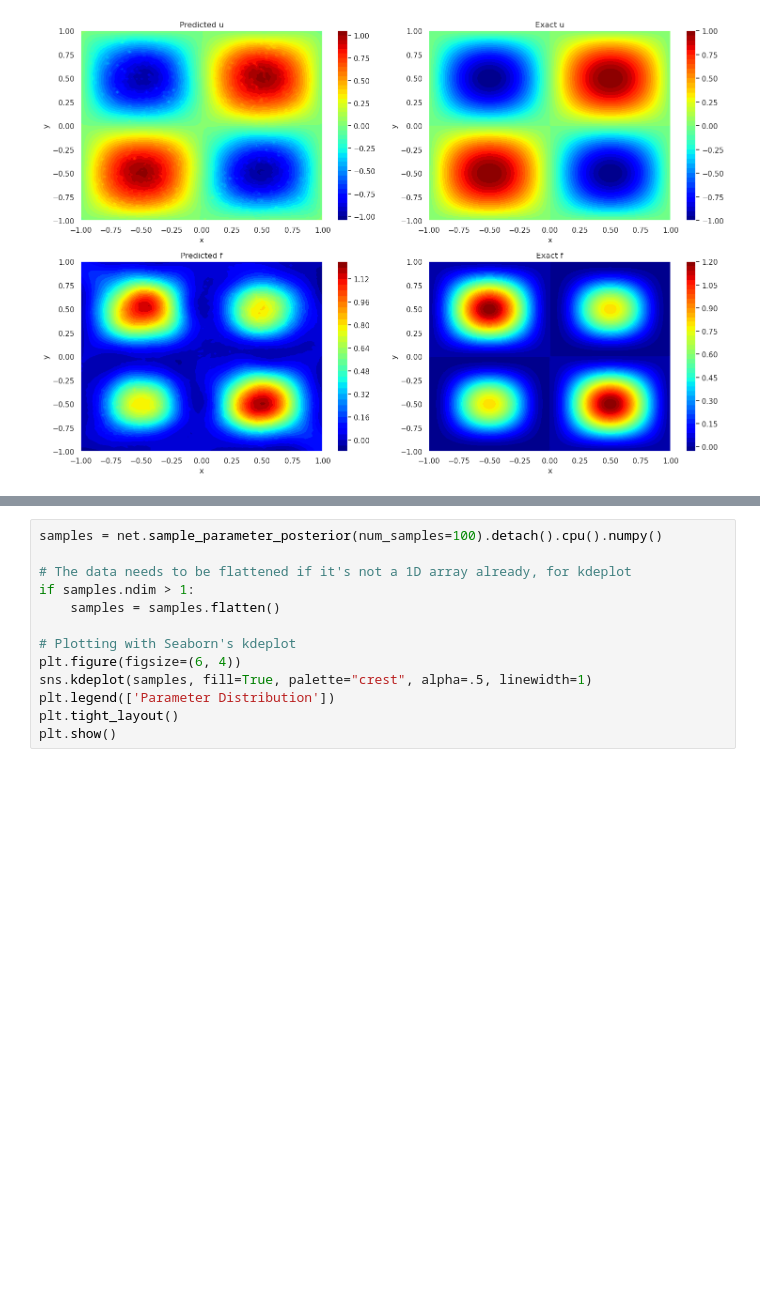
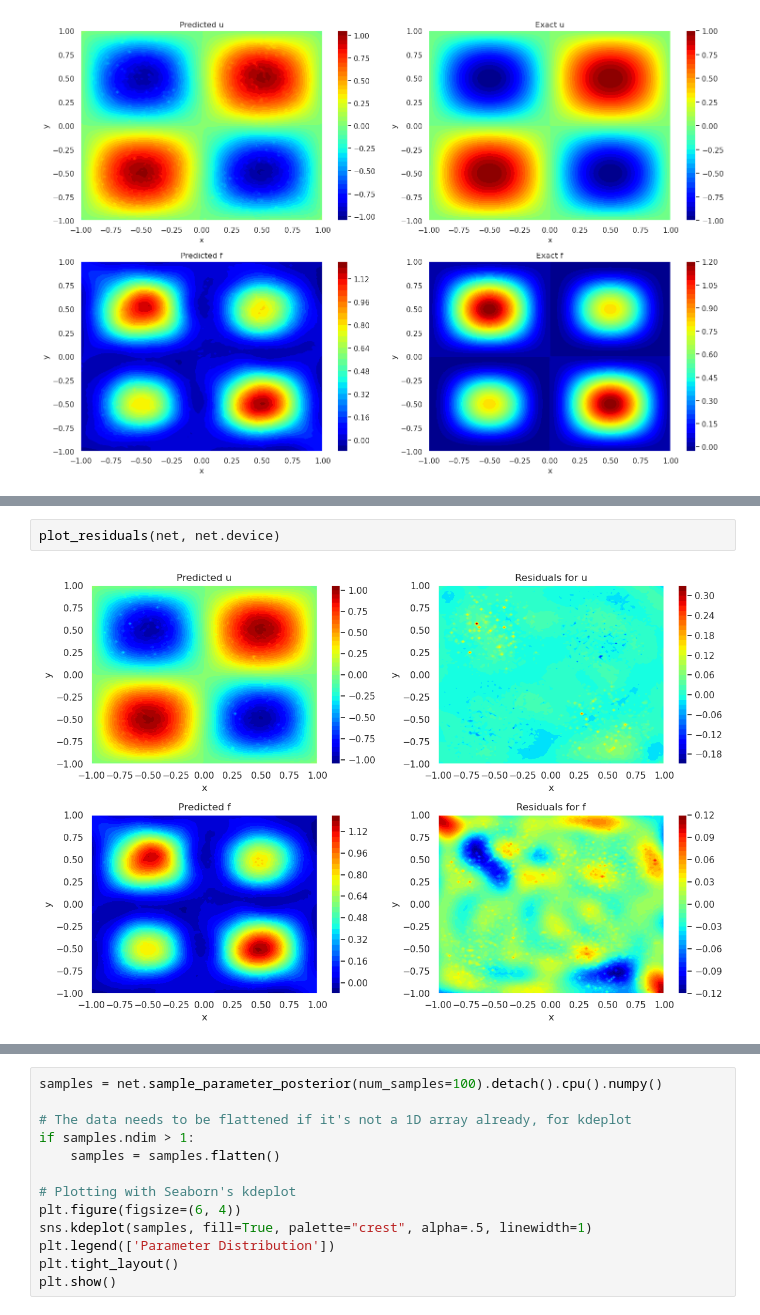
Before and after one commit to csml-beach/deep-bayesian-operator-nets, a Jupyter notebook: notebooks/2D-non-linear-diffusion-reaction/2d-non-linear.ipynb, the cells around one changed output, grey strips where cells are left out. Cells and saved outputs as stored; diff of their text form; blank space fills up the shorter version.

Commit message:
added residual plots and loss plots

```diff
--- a/notebooks/2D-non-linear-diffusion-reaction/2d-non-linear.ipynb
+++ b/notebooks/2D-non-linear-diffusion-reaction/2d-non-linear.ipynb
@@ -426,0 +511,4 @@ make_plot(net, device=net.device)
+# %%
+plot_residuals(net, net.device)
+# %% [output]
+[figure, added]
```
Also changed, not shown: parts of 10 cells of this notebook.
